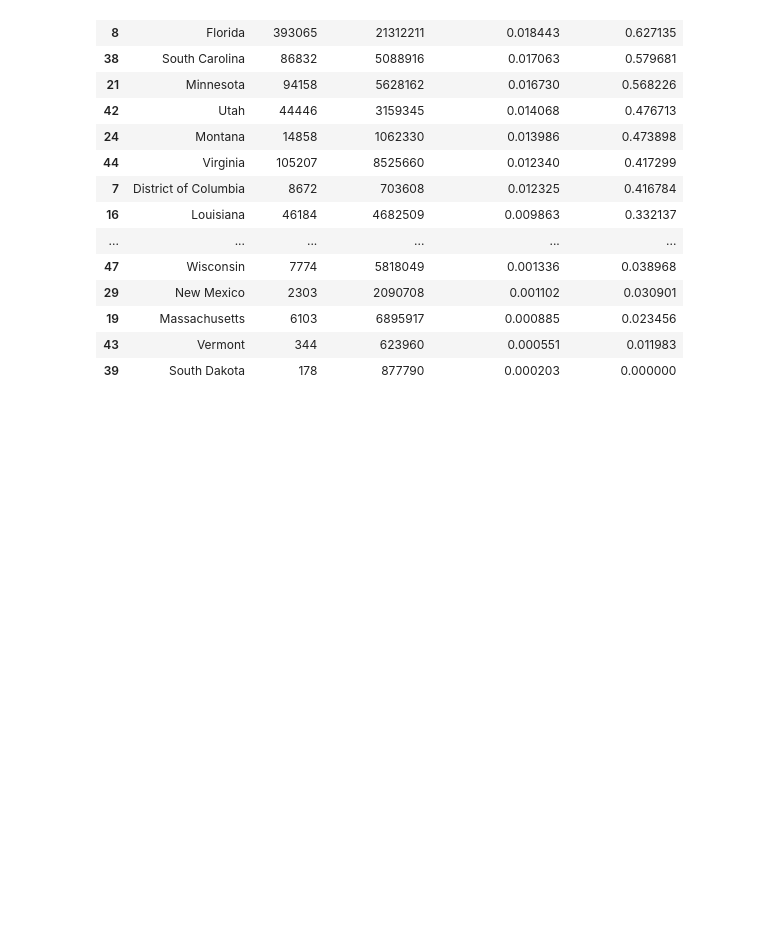
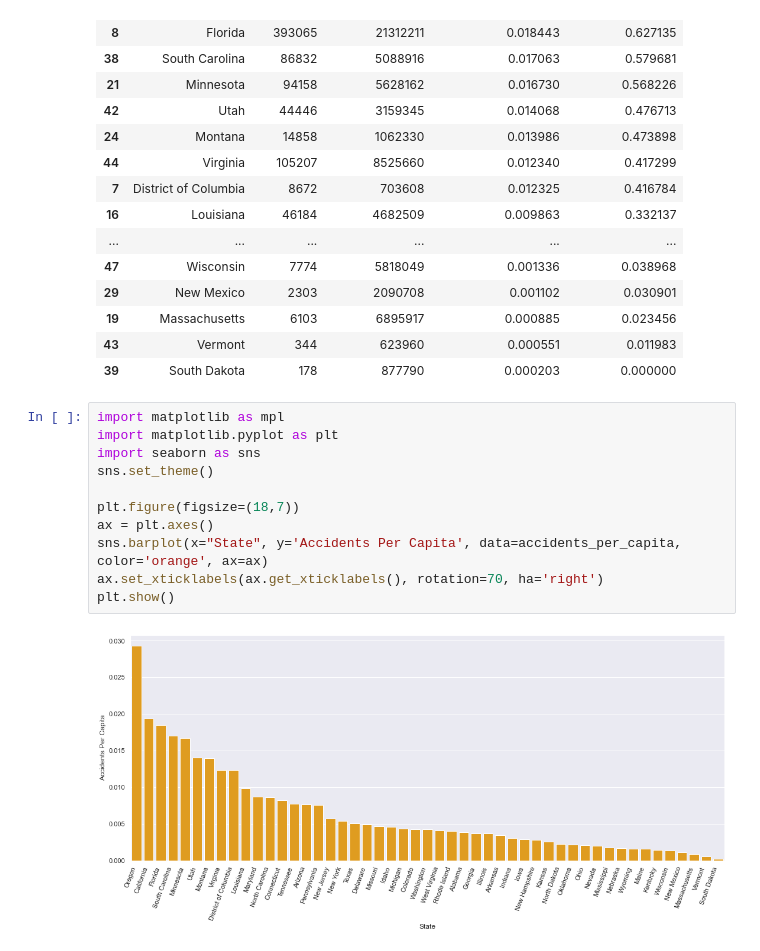
Before and after one commit to jeffc1020/453-visualization, a Jupyter notebook: final.ipynb, the cells around one changed output. Saved outputs shown, nothing was run; the diff lists cells and outputs as text; blank space fills up the shorter version.

Commit message:
Graphed accidents per capita

```diff
--- a/final.ipynb
+++ b/final.ipynb
@@ -318,3 +318,16 @@ accidents_per_capita
 | 19 | Massachusetts | 6103 | 6895917 | 0.000885 | 0.023456 |
 | 43 | Vermont | 344 | 623960 | 0.000551 | 0.011983 |
 | 39 | South Dakota | 178 | 877790 | 0.000203 | 0.000000 |
+# %%
+import matplotlib as mpl
+import matplotlib.pyplot as plt
+import seaborn as sns
+sns.set_theme()
+
+plt.figure(figsize=(18,7))
+ax = plt.axes()
+sns.barplot(x="State", y='Accidents Per Capita', data=accidents_per_capita, color='orange', ax=ax)
+ax.set_xticklabels(ax.get_xticklabels(), rotation=70, ha='right')
+plt.show()
+# %% [output]
+[figure, added]
```
